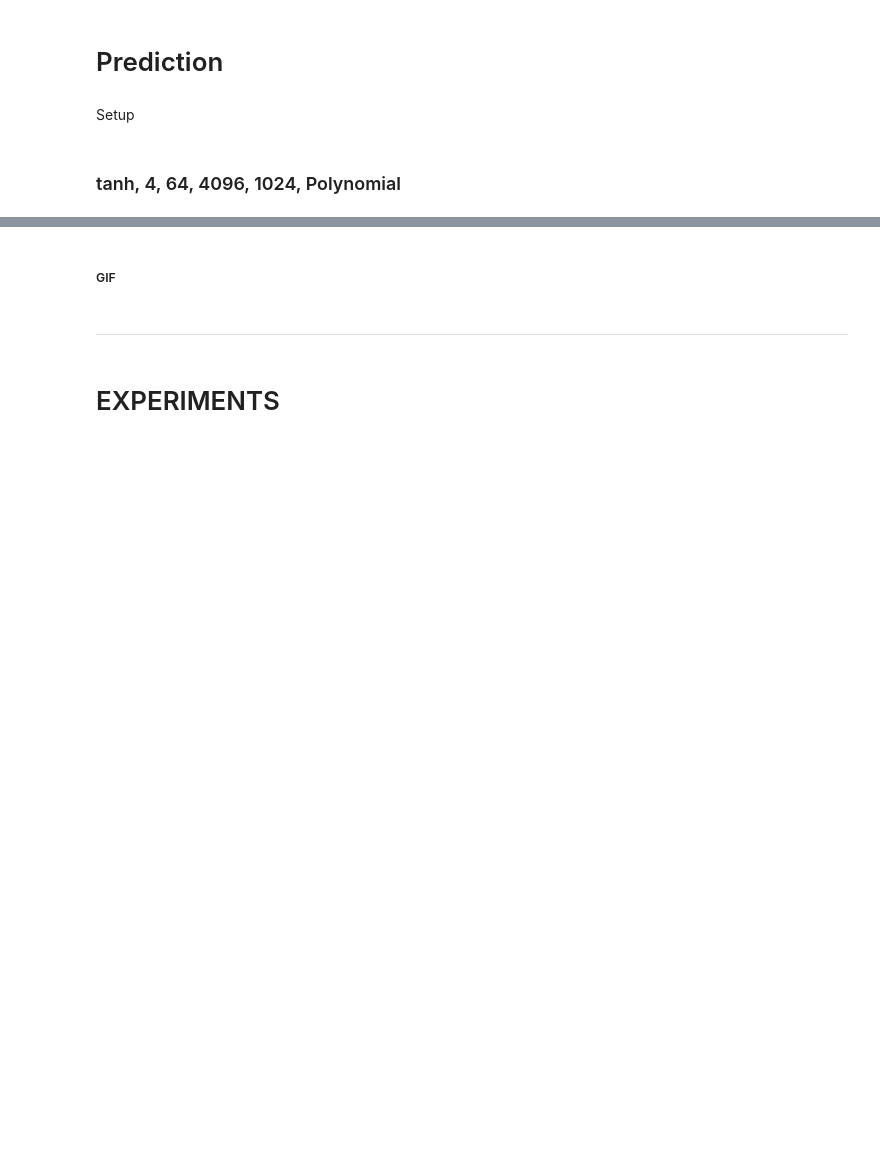
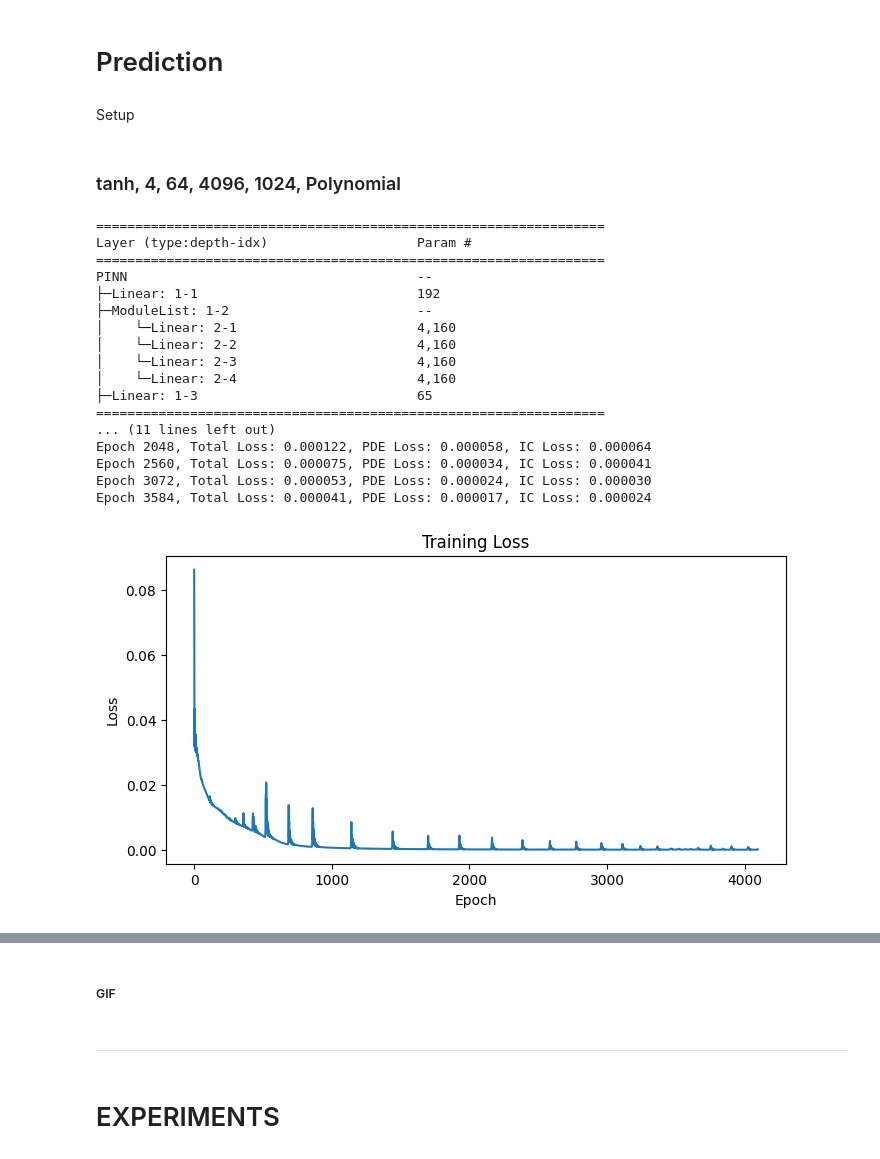
Before and after one commit to nishantak/numerical_sim_PINN, a Jupyter notebook: PINN_Kuramoto/pinn_solver.ipynb, the cells around one changed output, grey strips where cells are left out. Saved outputs shown, nothing was run; the diff lists cells and outputs as text; code cells hidden in the pictures; blank space fills up the shorter version.

```diff
--- a/PINN_Kuramoto/pinn_solver.ipynb
+++ b/PINN_Kuramoto/pinn_solver.ipynb
@@ -246,13 +246,32 @@ def plot(u_n):
 # %% [markdown]
 ### tanh, 4, 64, 4096, 1024, Polynomial
 # %%
-# model = PINN(activation=torch.tanh, hidden_layers=4, neurons=64).to(device)
-# optimizer = optim.Adam(model.parameters(), lr=1e-3)
+model = PINN(activation=torch.tanh, hidden_layers=4, neurons=64).to(device)
+optimizer = optim.Adam(model.parameters(), lr=1e-3)
 
-# # print(summary(model), '\n')
+print(summary(model), '\n')
 
-# INITIAL = 'polynomial'
-# u0 = initialise(theta_init)
+INITIAL = 'polynomial'
+u0 = initialise(theta_init)
 
-# # trainer(u0, model, optimizer, num_epochs=4096)
+trainer(u0, model, optimizer, num_epochs=4096)
+# %% [output]
+=================================================================
+Layer (type:depth-idx)                   Param #
+=================================================================
+PINN                                     --
+├─Linear: 1-1                            192
+├─ModuleList: 1-2                        --
+│    └─Linear: 2-1                       4,160
+│    └─Linear: 2-2                       4,160
+│    └─Linear: 2-3                       4,160
+│    └─Linear: 2-4                       4,160
+├─Linear: 1-3                            65
+=================================================================
+... (11 lines left out)
+Epoch 2048, Total Loss: 0.000122, PDE Loss: 0.000058, IC Loss: 0.000064
+Epoch 2560, Total Loss: 0.000075, PDE Loss: 0.000034, IC Loss: 0.000041
+Epoch 3072, Total Loss: 0.000053, PDE Loss: 0.000024, IC Loss: 0.000030
+Epoch 3584, Total Loss: 0.000041, PDE Loss: 0.000017, IC Loss: 0.000024
+[figure, added]
 # %%
```
Also changed, not shown: parts of 1 cell of this notebook, 1 other file.
